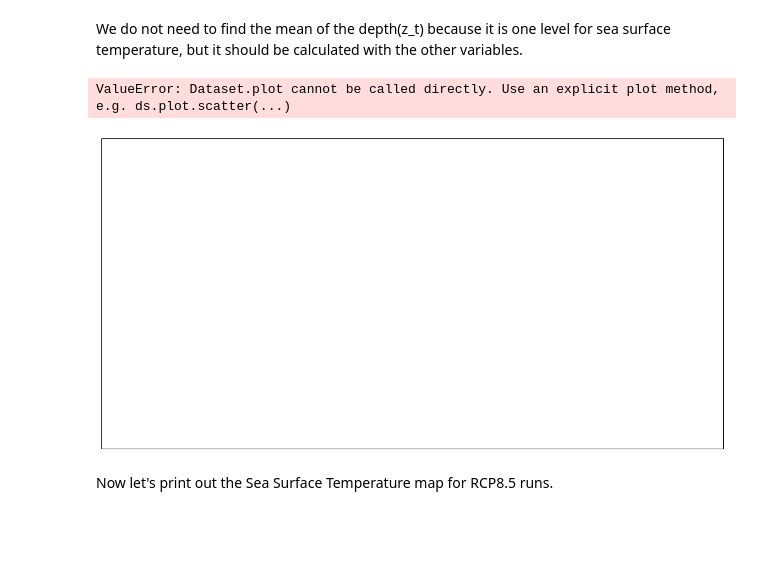
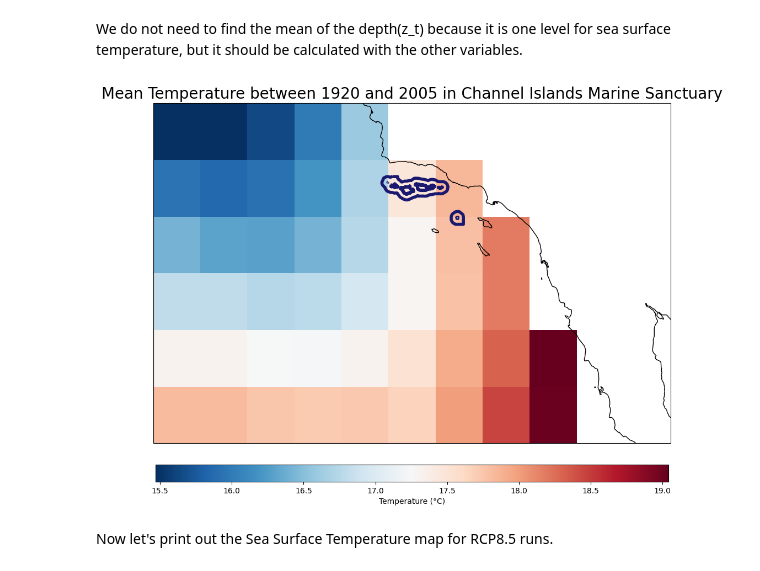
Before and after one commit to Channelislanders/toolkit, a Jupyter notebook: Mapping.ipynb, the cells around one changed output. Saved outputs shown, nothing was run; the diff lists cells and outputs as text; code cells hidden in the pictures; blank space fills up the shorter version.

```diff
--- a/Mapping.ipynb
+++ b/Mapping.ipynb
@@ -428,30 +428,29 @@ SST_RCP85_final = SST_RCP85_final.where((SST_RCP85_final.lat >= lat_range[0]) &
 # %%
 #Plot the subset data
 fig = plt.figure(figsize=(15, 10))
 ax = plt.axes(projection=ccrs.PlateCarree())
 # Reverse the colormap
 cmap = plt.cm.RdBu_r
 #lets make the plot contour rather than patch by using the contourf function, let's project the plot so that it looks wider
 SST_20C_final.plot(ax=ax,
                  transform=ccrs.PlateCarree(),
                  cmap=cmap,
                  cbar_kwargs={'orientation': 'horizontal',
                               'label': 'Temperature (°C)',
                               'shrink': 0.8,
                               'pad': 0.05,
                               'aspect': 30})
 #Lets set the color bar on top of the plot, lets provide the cax argument to the colorbar function
 ax.coastlines()
 #lets throw the shape file in here
-shp = gpd.read_file('cinms_py')
+shp = gpd.read_file('data/cinms_py')
 shp.boundary.plot(ax=ax,
                   color='midnightblue',
                   linewidth=4)
 ax.set_title('Mean Temperature between 1920 and 2005 in Channel Islands Marine Sanctuary', size = 20)
 plt.show()
 # %% [output]
-ValueError: Dataset.plot cannot be called directly. Use an explicit plot method, e.g. ds.plot.scatter(...)
-[figure, old version]
+[figure, new version]
 # %% [markdown]
 Now let's print out the Sea Surface Temperature map for RCP8.5 runs.
 # %%
```
Also changed, not shown: parts of 2 cells of this notebook, 1 other file.
